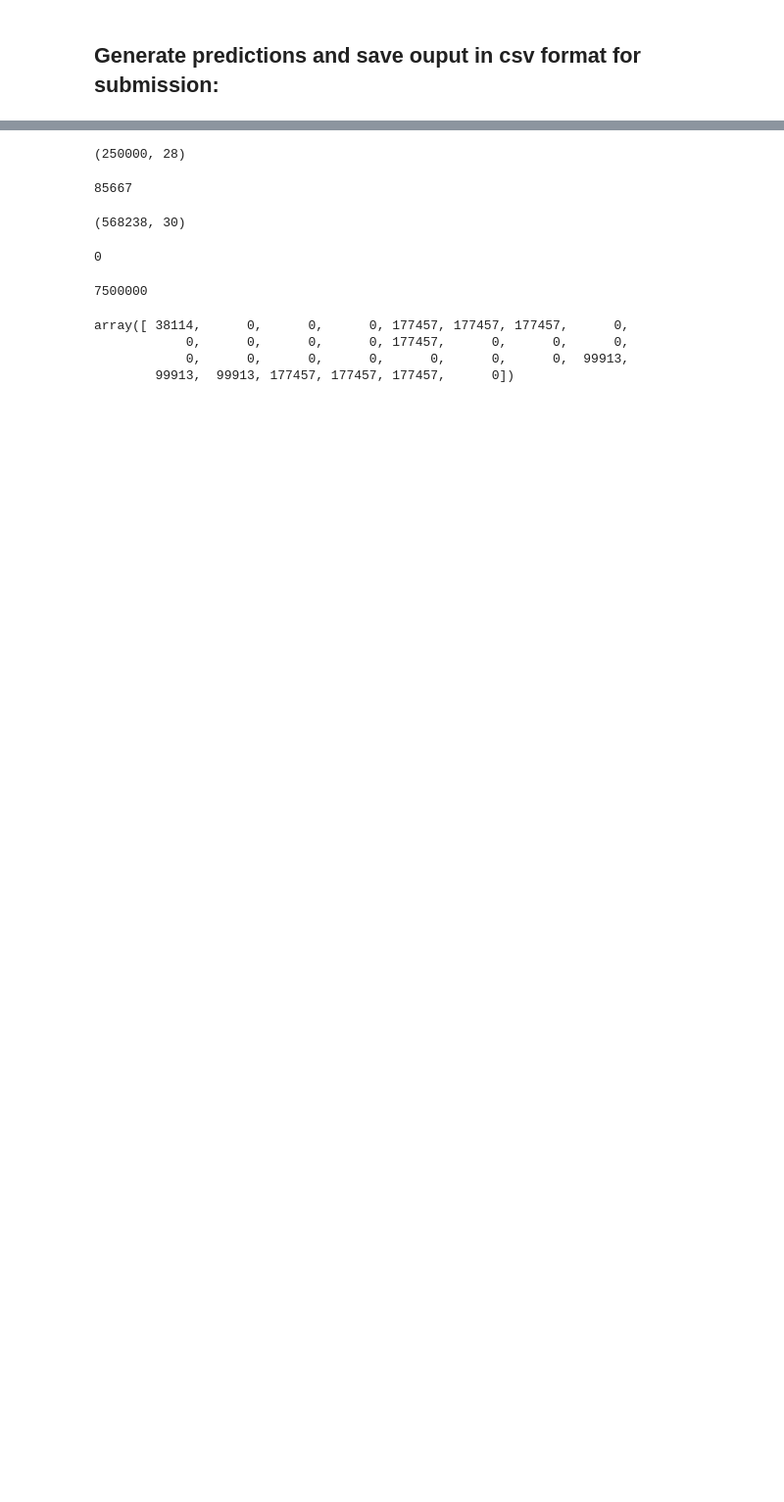
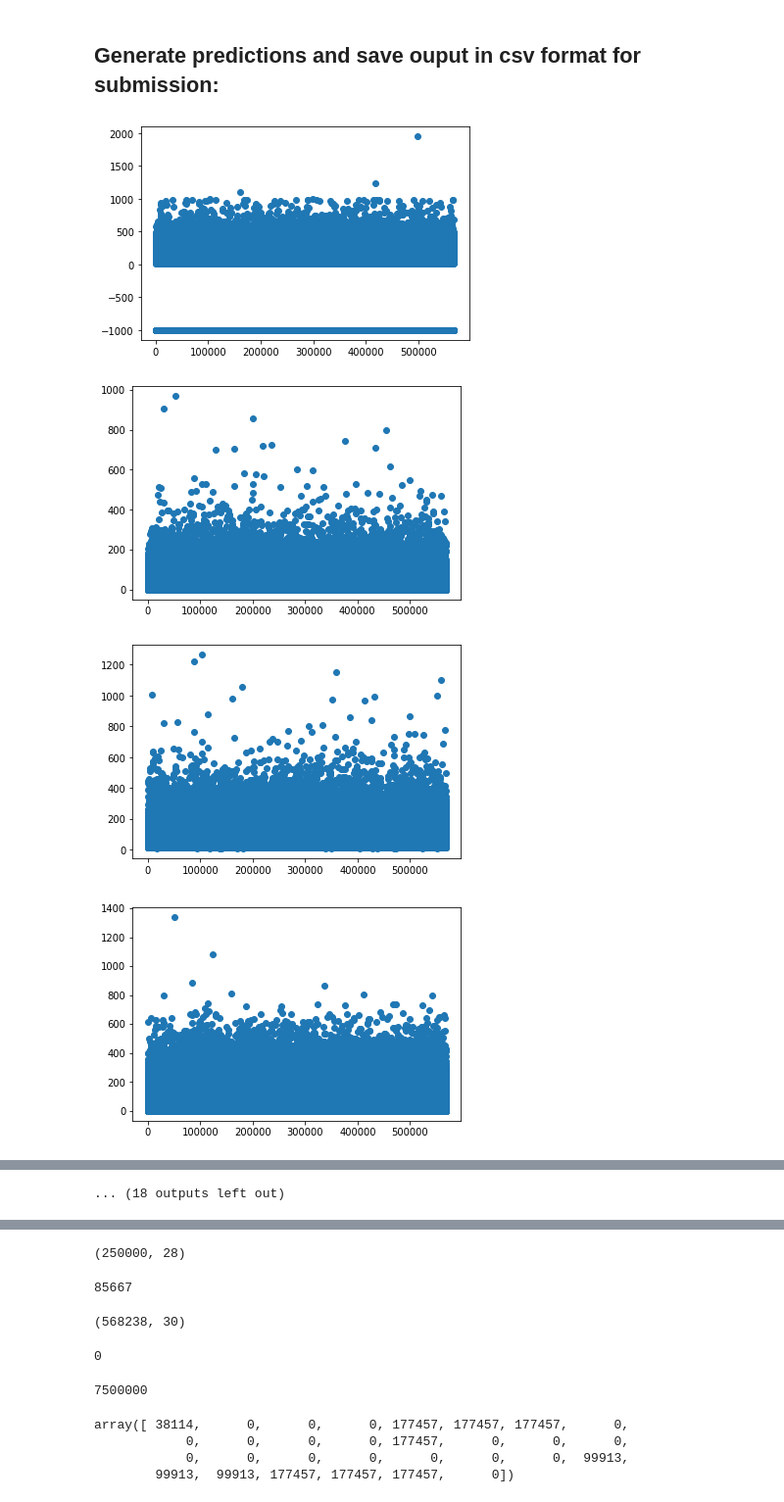
Before and after one commit to Jiaanzhu/CS-433-Machine-Learning-Project1-Higgs-Detection, a Jupyter notebook: Project_1 main code.ipynb, the cells around one changed output, grey strips where cells are left out. Shown: that part at 98% size. Cells and saved outputs as stored; diff of their text form; code cells hidden in the pictures; blank space fills up the shorter version.

```diff
--- a/Project_1 main code.ipynb
+++ b/Project_1 main code.ipynb
@@ -33,3 +46,19 @@ tx = tX.copy() # Make a copy of original data
+# %%
+# IQR Method
+q25, q75 = np.nanpercentile(tx, 25, axis=0), np.nanpercentile(tx, 75, axis=0)
+iqr = q75 - q25
+cut_off = iqr * 3 # Remove extreme value
+lower, upper = q25 - cut_off, q75 + cut_off
+
+# Compare each row with lower & upper, for those < lower or > upper,
+outlier_index = []
+for i in range(tx.shape[0]):
+    if np.any(tx[i, :] < lower) or np.any(tx[i, :] > upper):
+        outlier_index.append(i)
+
+# Remove outlier
+tx = np.delete(tx, outlier_index, axis = 0)
+y = np.delete(y, outlier_index, axis = 0)
 # %%
 # Dealing with -999 below
 # %%
@@ -140,3 +215,13 @@ print(sgd_losses[-10:-1]) # Show changes in losses
 # Use your own path here!
 DATA_TEST_PATH = '/Users/jiaanzhu/Desktop/MLProject1/test.csv' # TODO: download train data and supply path here
 _, tX_test, ids_test = load_csv_data(DATA_TEST_PATH)
+# %%
+for i in range(tX_test.shape[1]):
+    plt.figure()
+    plt.scatter(range(tX_test.shape[0]), tX_test[:,i])
+    plt.show()
+# %% [output]
+[figure, added]
+[figure, added]
+[figure, added]
+[figure, added]
@@ -142,0 +236 @@ _, tX_test, ids_test = load_csv_data(DATA_TEST_PATH)
+... (18 outputs left out)
```
Also changed, not shown: parts of 23 cells of this notebook.
